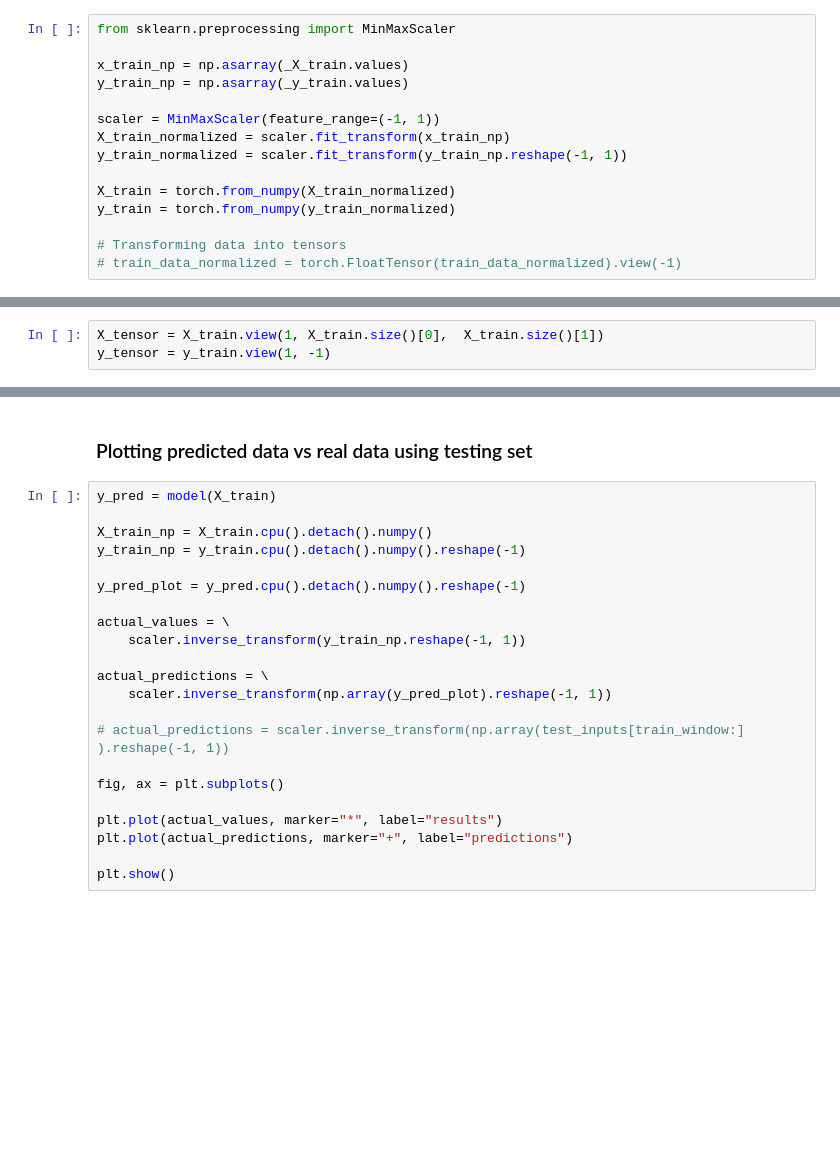
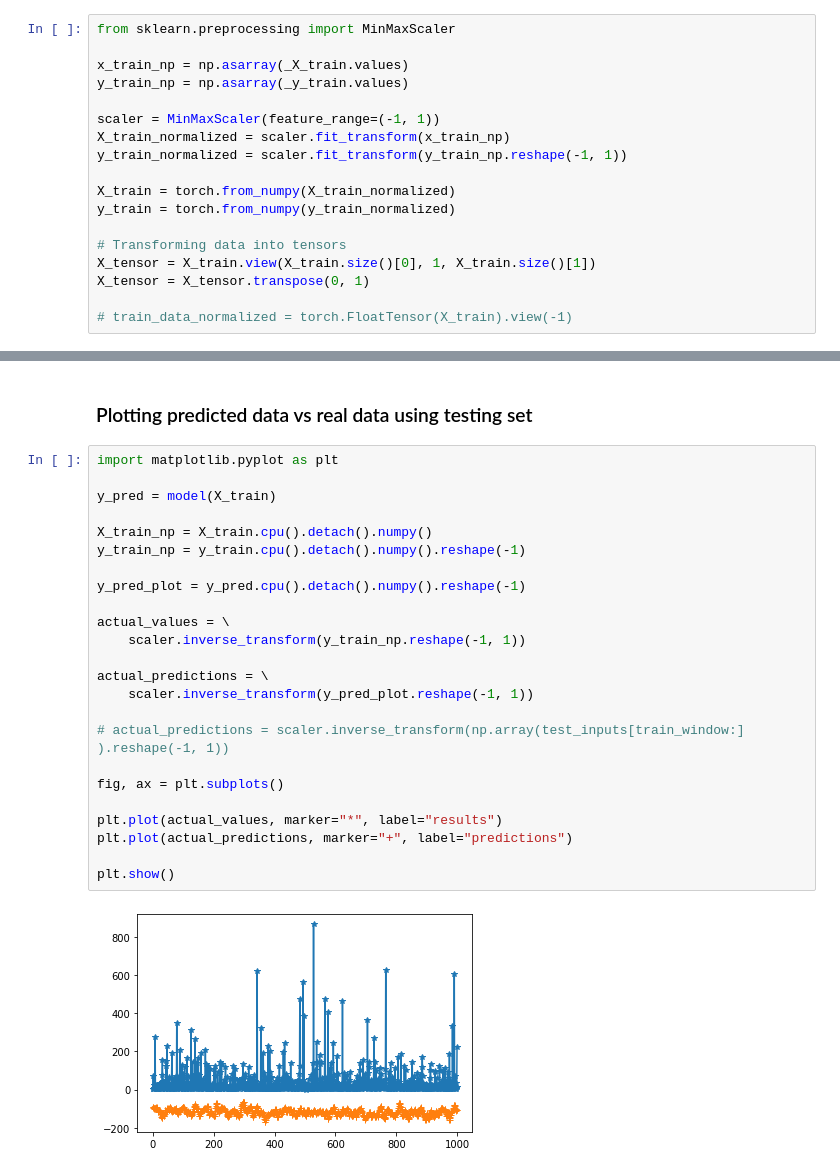
Before and after one commit to AlasAltum/Deep-Learning-predicting-MP-2.5-levels-in-Temuco-Chile, a Jupyter notebook: NN_Experiments.ipynb, the cells around one changed output, grey strips where cells are left out. Saved outputs shown, nothing was run; the diff lists cells and outputs as text; blank space fills up the shorter version.

```diff
--- a/NN_Experiments.ipynb
+++ b/NN_Experiments.ipynb
@@ -280,6 +283,9 @@ X_train = torch.from_numpy(X_train_normalized)
 y_train = torch.from_numpy(y_train_normalized)
 
 # Transforming data into tensors
-# train_data_normalized = torch.FloatTensor(train_data_normalized).view(-1)
+X_tensor = X_train.view(X_train.size()[0], 1, X_train.size()[1])
+X_tensor = X_tensor.transpose(0, 1)
+
+# train_data_normalized = torch.FloatTensor(X_train).view(-1)
 # %%
 X_train.size()
@@ -286,5 +294,2 @@ X_train.size()
 # %% [markdown]
 ### Transforming data Shape to work well with batches and our models.
-# %%
-X_tensor = X_train.view(1, X_train.size()[0],  X_train.size()[1])
-y_tensor = y_train.view(1, -1)
@@ -320,27 +349,31 @@ Logger.export_info()
 # %% [markdown]
 ### Plotting predicted data vs real data using testing set
 # %%
+import matplotlib.pyplot as plt
+
 y_pred = model(X_train)
 
 X_train_np = X_train.cpu().detach().numpy()
 y_train_np = y_train.cpu().detach().numpy().reshape(-1)
 
 y_pred_plot = y_pred.cpu().detach().numpy().reshape(-1)
 
 actual_values = \
     scaler.inverse_transform(y_train_np.reshape(-1, 1))
 
 actual_predictions = \
-    scaler.inverse_transform(np.array(y_pred_plot).reshape(-1, 1))
+    scaler.inverse_transform(y_pred_plot.reshape(-1, 1))
 
 # actual_predictions = scaler.inverse_transform(np.array(test_inputs[train_window:] ).reshape(-1, 1))
 
 fig, ax = plt.subplots()
 
 plt.plot(actual_values, marker="*", label="results")
 plt.plot(actual_predictions, marker="+", label="predictions")
 
 plt.show()
+# %% [output]
+[figure, added]
 # %%
 import matplotlib.pyplot as plt
 
```
Also changed, not shown: parts of 15 cells of this notebook.
